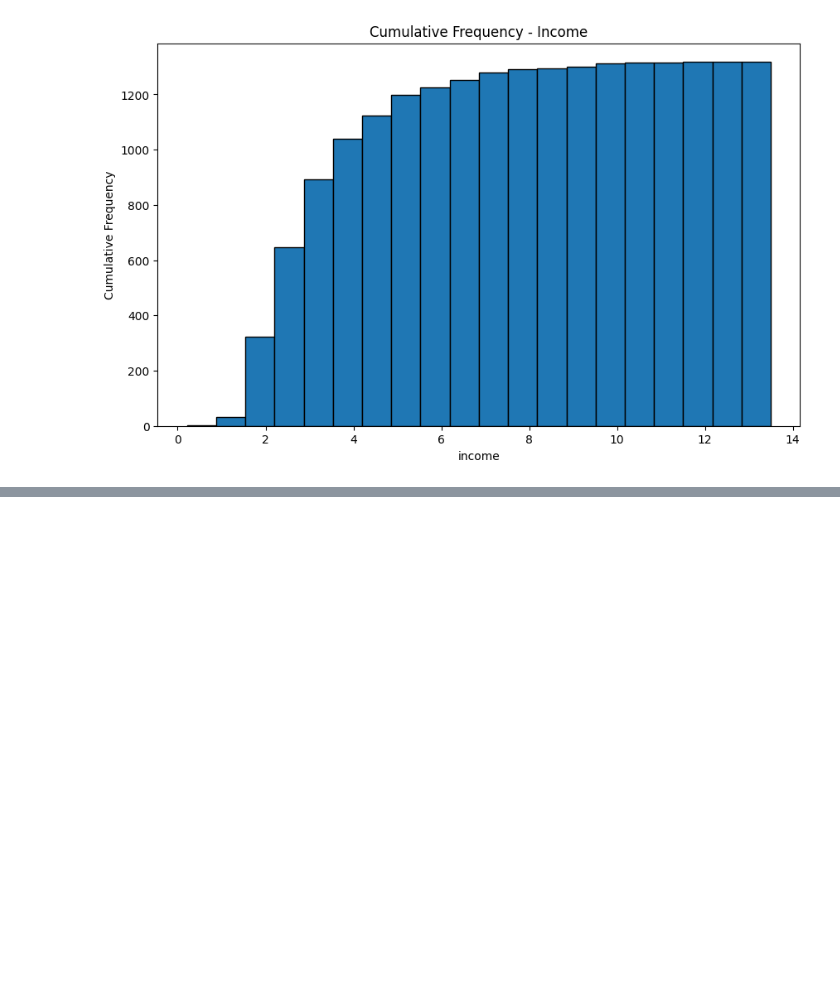
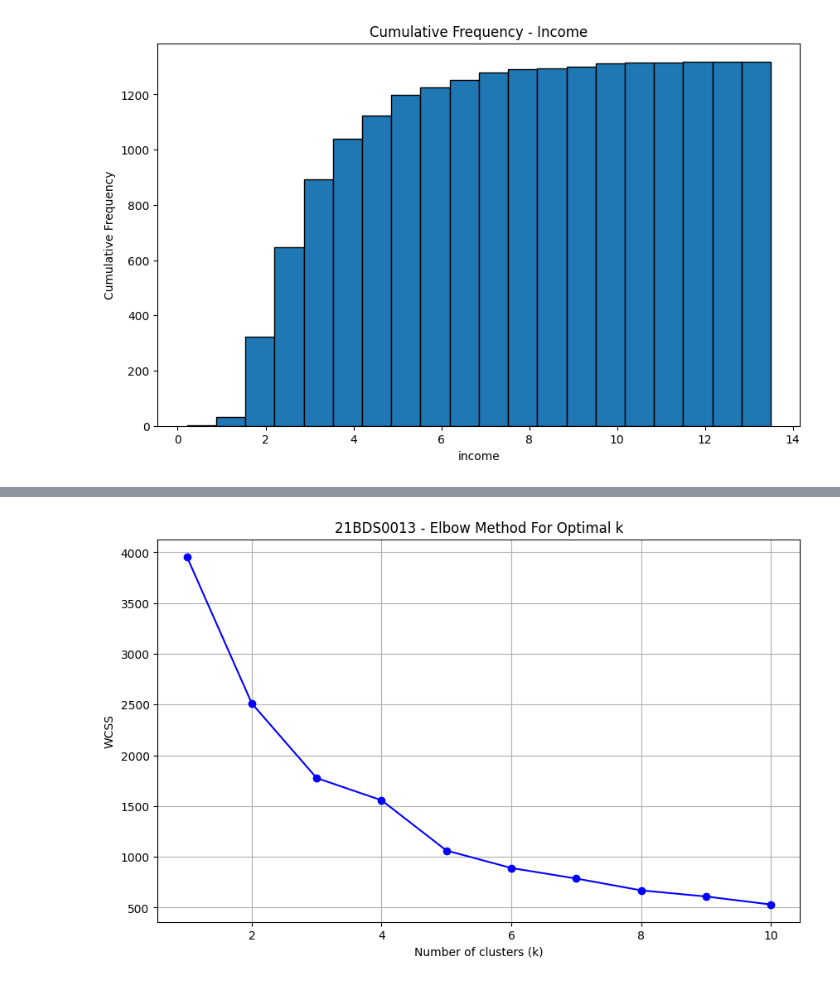
Before and after one commit to harshrjain/EDA, a Jupyter notebook: 21BDS0013.ipynb, the cells around one changed output, grey strips where cells are left out. Saved outputs shown, nothing was run; the diff lists cells and outputs as text; code cells hidden in the pictures; blank space fills up the shorter version.

```diff
--- a/21BDS0013.ipynb
+++ b/21BDS0013.ipynb
@@ -690,0 +708,37 @@ ModuleNotFoundError: No module named 'ternary'
+# %%
+import pandas as pd
+import matplotlib.pyplot as plt
+import seaborn as sns
+from sklearn.cluster import KMeans
+from sklearn.preprocessing import StandardScaler
+
+# Load the dataset
+df = pd.read_csv("https://raw.githubusercontent.com/harshrjain/EDA/refs/heads/main/CreditCard.csv")
+
+# Select relevant numerical features
+features = df[["income", "expenditure", "share"]].copy()
+
+# Drop rows with missing or zero total values (optional)
+features = features[(features.sum(axis=1) != 0)]
+
+# Standardize the data
+scaler = StandardScaler()
+scaled_features = scaler.fit_transform(features)
+# %%
+#1. Elbow Method
+wcss = []  # Within-Cluster Sum of Squares
+for i in range(1, 11):
+    kmeans = KMeans(n_clusters=i, random_state=42)
+    kmeans.fit(scaled_features)
+    wcss.append(kmeans.inertia_)
+
+# Plot the Elbow Curve
+plt.figure(figsize=(10, 6))
+plt.plot(range(1, 11), wcss, marker='o', color='blue')
+plt.title("21BDS0013 - Elbow Method For Optimal k")
+plt.xlabel("Number of clusters (k)")
+plt.ylabel("WCSS")
+plt.grid(True)
+plt.show()
+# %% [output]
+[figure, added]
```
Also changed, not shown: parts of 3 cells of this notebook.
